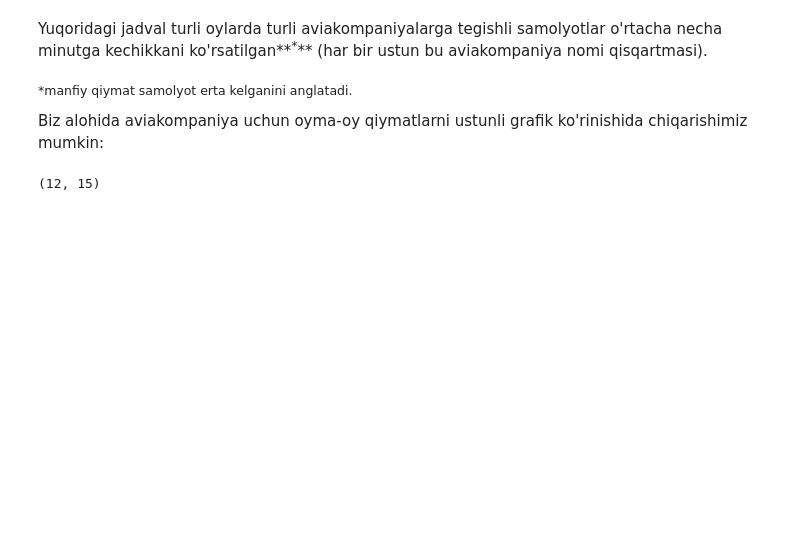
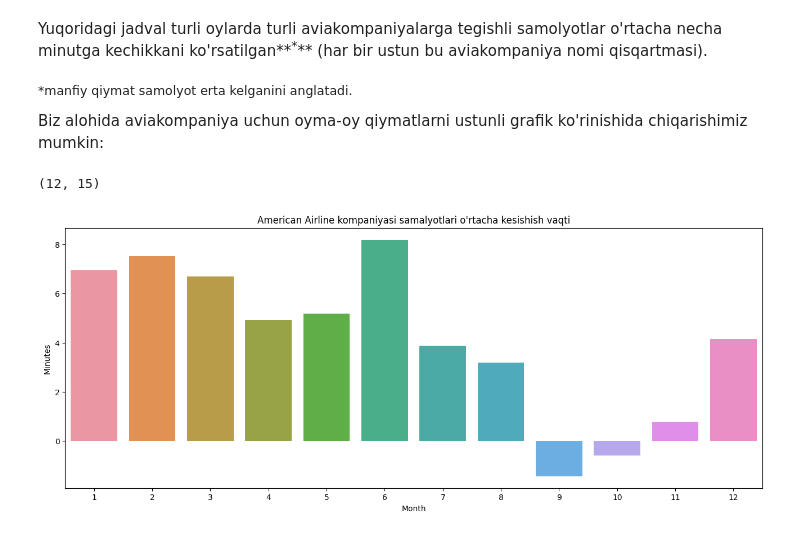
Before and after one commit to lazizrakhmat/DS-Visualization, a Jupyter notebook: 04_VISUAL_AMALIYOT_04_seaborn.ipynb, the cells around one changed output. Cells and saved outputs as stored; diff of their text form; code cells hidden in the pictures; blank space fills up the shorter version.

```diff
--- a/04_VISUAL_AMALIYOT_04_seaborn.ipynb
+++ b/04_VISUAL_AMALIYOT_04_seaborn.ipynb
@@ -59,3 +59,11 @@ Biz alohida aviakompaniya uchun oyma-oy qiymatlarni ustunli grafik ko'rinishida
 df.shape
 # %% [output]
 (12, 15)
+# %%
+plt.figure(figsize=(16,6))
+sns.barplot(x=df['Month'], y=df['AA'])
+plt.title("American Airline kompaniyasi samalyotlari o'rtacha kesishish vaqti")
+plt.ylabel("Minutes")
+plt.show()
+# %% [output]
+[figure, added]
```
Also changed, not shown: parts of 9 cells of this notebook.
